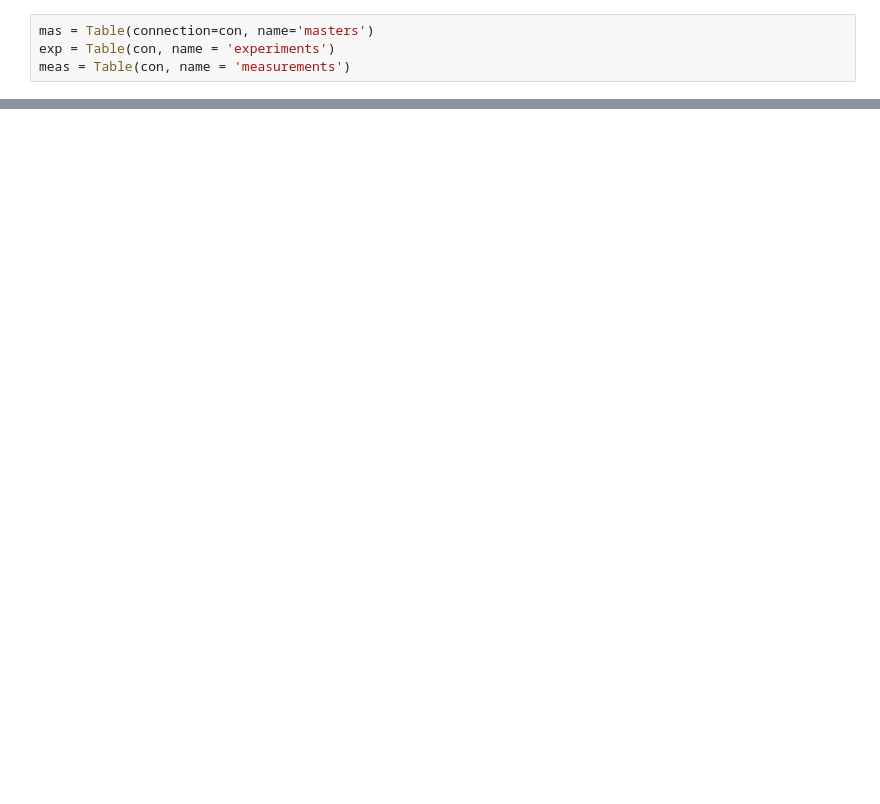
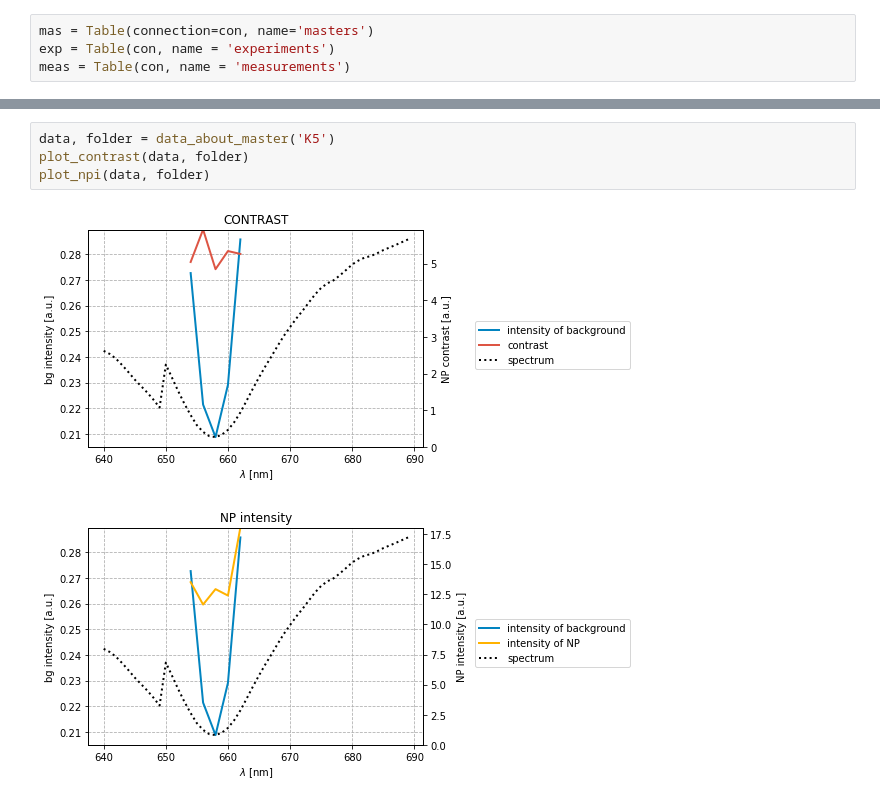
Before and after one commit to Yennda/spr_microscopy, a Jupyter notebook: database_plots.ipynb, the cells around one changed output, grey strips where cells are left out. Cells and saved outputs as stored; diff of their text form; blank space fills up the shorter version.

```diff
--- a/database_plots.ipynb
+++ b/database_plots.ipynb
@@ -164,0 +180,7 @@ fig.legend(loc='center left', bbox_to_anchor=(1, 0.5))
+# %%
+data, folder = data_about_master('K5')
+plot_contrast(data, folder)
+plot_npi(data, folder)
+# %% [output]
+[figure, added]
+[figure, added]
```
Also changed, not shown: parts of 15 cells of this notebook, 5 other files.
